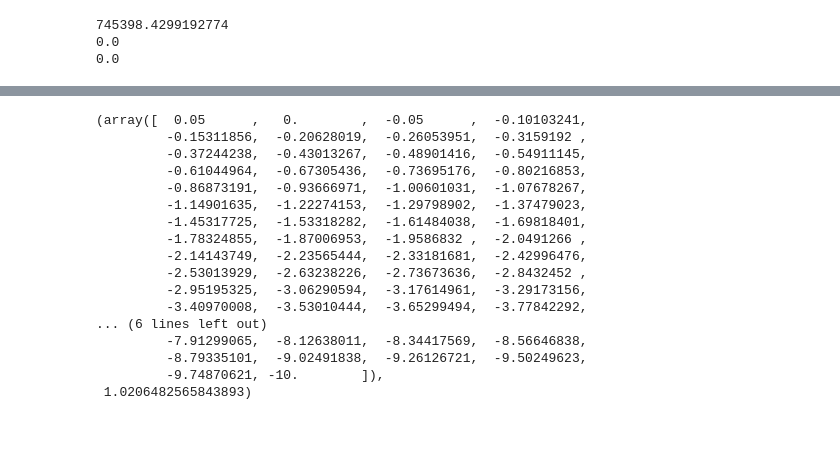
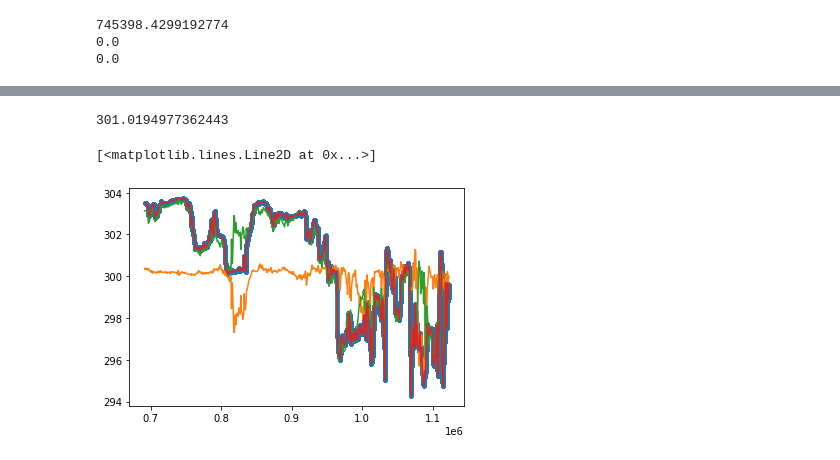
Before and after one commit to reykboerner/diusst, a Jupyter notebook: code/run_bayesian.ipynb, the cells around one changed output, grey strips where cells are left out. Saved outputs shown, nothing was run; the diff lists cells and outputs as text; code cells hidden in the pictures; blank space fills up the shorter version.

```diff
--- a/code/run_bayesian.ipynb
+++ b/code/run_bayesian.ipynb
@@ -195,20 +177,12 @@ from diusst_funcs import make_mesh
-# %%
-make_mesh(0.05,80)
-# %% [output]
-(array([  0.05      ,   0.        ,  -0.05      ,  -0.10103241,
-         -0.15311856,  -0.20628019,  -0.26053951,  -0.3159192 ,
-         -0.37244238,  -0.43013267,  -0.48901416,  -0.54911145,
-         -0.61044964,  -0.67305436,  -0.73695176,  -0.80216853,
-         -0.86873191,  -0.93666971,  -1.00601031,  -1.07678267,
-         -1.14901635,  -1.22274153,  -1.29798902,  -1.37479023,
-         -1.45317725,  -1.53318282,  -1.61484038,  -1.69818401,
-         -1.78324855,  -1.87006953,  -1.9586832 ,  -2.0491266 ,
-         -2.14143749,  -2.23565444,  -2.33181681,  -2.42996476,
-         -2.53013929,  -2.63238226,  -2.73673636,  -2.8432452 ,
-         -2.95195325,  -3.06290594,  -3.17614961,  -3.29173156,
-         -3.40970008,  -3.53010444,  -3.65299494,  -3.77842292,
-... (6 lines left out)
-         -7.91299065,  -8.12638011,  -8.34417569,  -8.56646838,
-         -8.79335101,  -9.02491838,  -9.26126721,  -9.50249623,
-         -9.74870621, -10.        ]),
- 1.0206482565843893)
+# %%
+ftemp
+# %% [output]
+301.0194977362443
+# %%
+plt.plot(times,data['ftemp'],'.')
+plt.plot(times,-sst_data+300)
+plt.plot(times,sst_data+ftemp)
+plt.plot(times,simu[0][:,-1])
+# %% [output]
+[<matplotlib.lines.Line2D at 0x...>]
+[figure, added]
```
Also changed, not shown: parts of 14 cells of this notebook, 2 other files.
